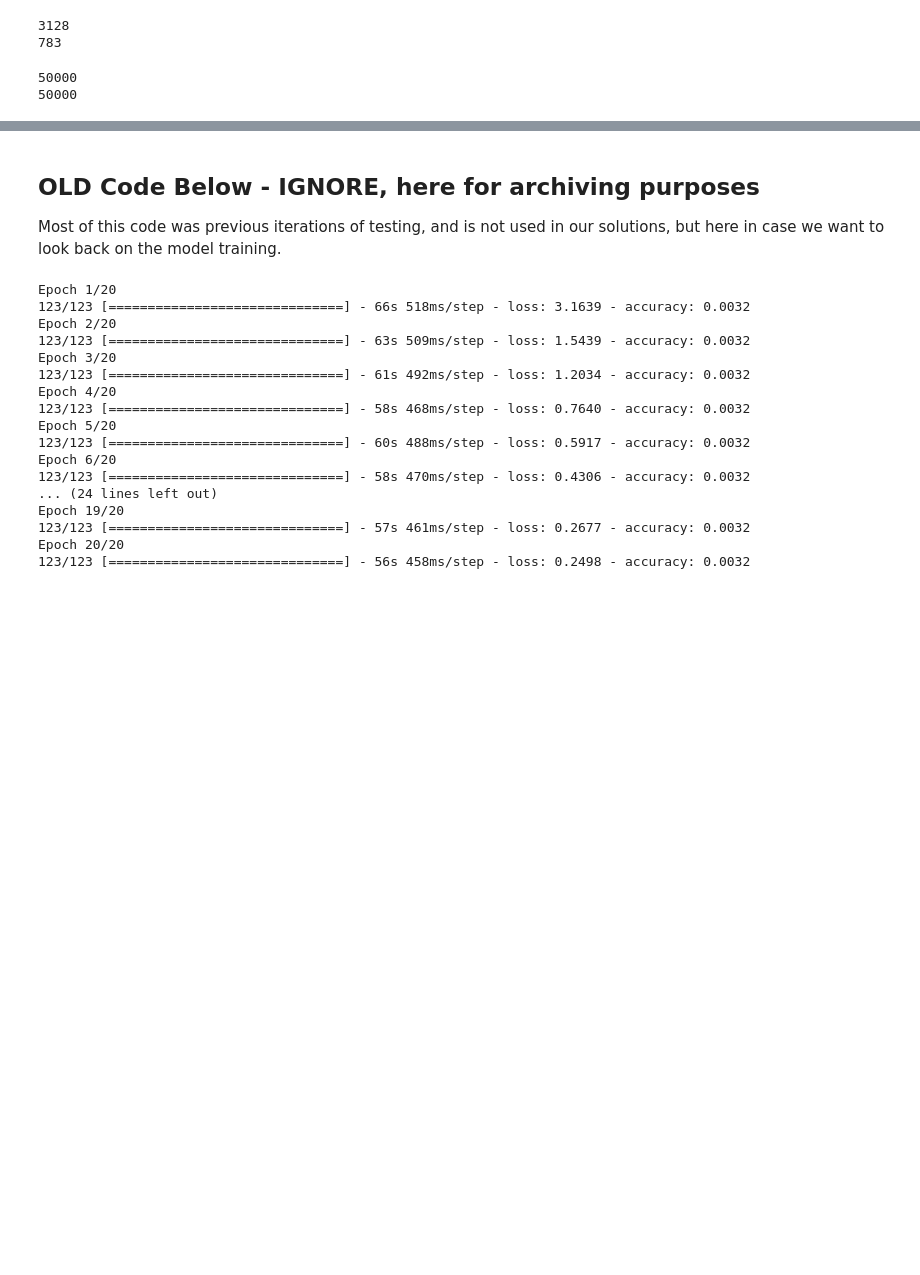
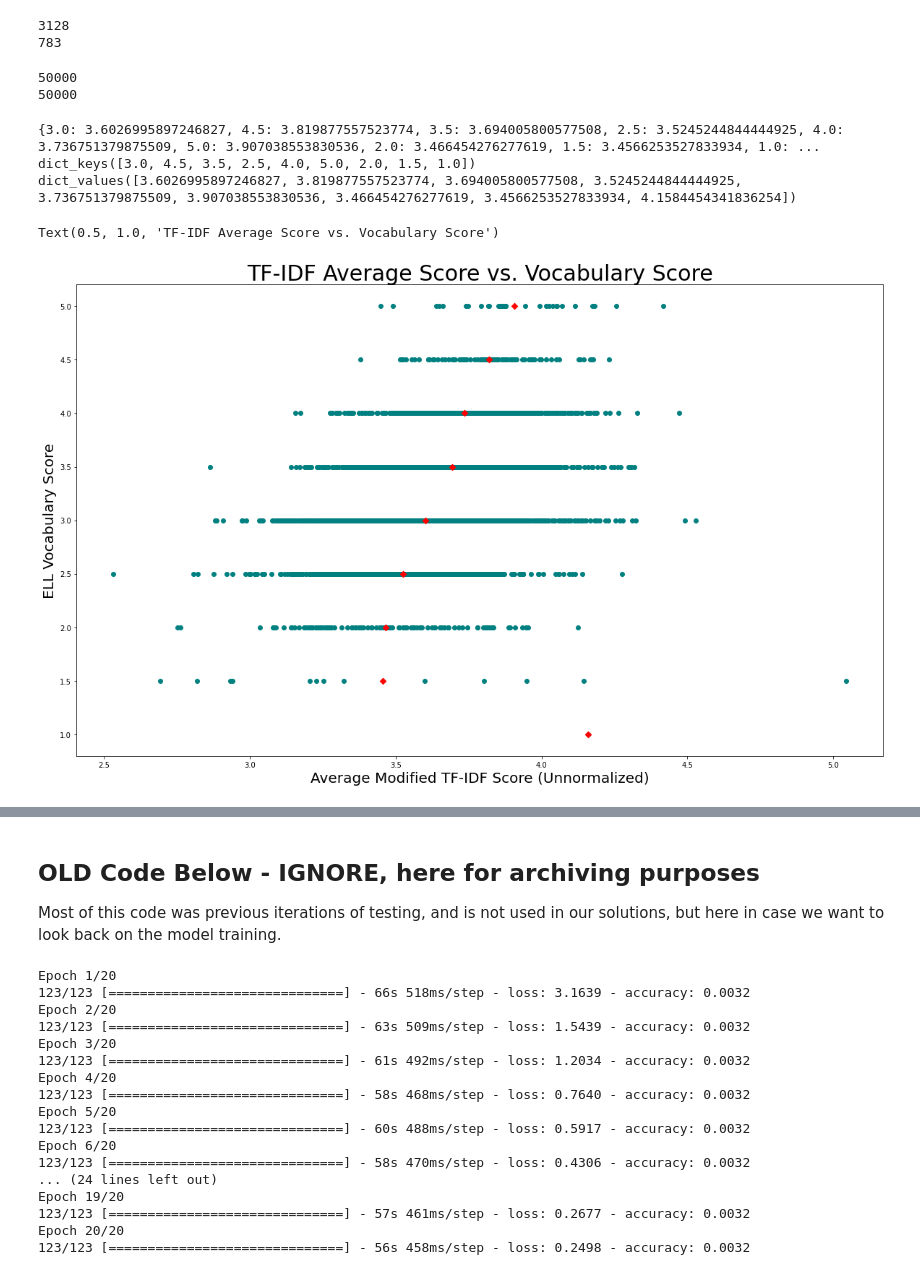
Before and after one commit to Joe-Sedlacek/Kaggle-Competition-English-Language-Learning, a Jupyter notebook: english-language-learning.ipynb, the cells around one changed output, grey strips where cells are left out. Saved outputs shown, nothing was run; the diff lists cells and outputs as text; code cells hidden in the pictures; blank space fills up the shorter version.

```diff
--- a/english-language-learning.ipynb
+++ b/english-language-learning.ipynb
@@ -146,8 +147,9 @@ all_vocabs_words = []
 for ind, data in enumerate(full_train_data.iterrows()):
     text, cohes, syntax, vocab, phrase, gram, convs = data[1]
     essays_train.append(text) if ind % 5 != 0 else essays_test.append(text)
-    scores_train.append([cohes, syntax, vocab, phrase, gram, convs]) if ind % 5 != 0 else scores_test.append(
-        [cohes, syntax, vocab, phrase, gram, convs])
+    #scores_train.append([cohes, syntax, vocab, phrase, gram, convs]) if ind % 5 != 0 else scores_test.append(
+    #    [cohes, syntax, vocab, phrase, gram, convs])
+    scores_train.append(vocab) if ind % 5 != 0 else scores_test.append(vocab)
 # %%
 #make into np arrays
 np_essays_train = np.array(essays_train)
@@ -185,12 +187,13 @@ np_idf = np.array(our_idf)
 #Create TF list for every essay
 unknown_words = []
 train_tf_essays = []
+essay_length = []
 total_word_count = 0
 for essay in np_essays_train:
   essay_wo_punc = re.sub(r'[^\w\s]', '', essay)
   essay_lower = essay_wo_punc.lower()
-  total_word_count += len(split_essay)
   split_essay = re.split('[^a-zA-Z]+', essay_lower)
+  essay_count = len(split_essay)
   tf = [0 for _ in range(50000)]
   #calculate TF Score
   for word in split_essay:
@@ -199,7 +202,10 @@ for essay in np_essays_train:
     else:
       unknown_words.append(word)
   train_tf_essays.append(tf)
+  total_word_count += essay_count
+  essay_length.append(essay_count)
 np_train_tf_essays = np.array(train_tf_essays)
+np_train_essay_lengths = np.array(essay_length)
 # %%
 #Parse through every testing essay and remove punction and make every word lower case.
 #Take every word not in most common 50,000 words and add to list of unknown words.
@@ -244,0 +250,40 @@ tf_idf_norm_train = tf_idf_per_essay/np.linalg.norm(tf_idf_per_essay)
+# %%
+#create data-points to graph
+sum_tf_idf_every_essay = np.array([sum(arr) for arr in tf_idf_per_essay])
+avg_tf_idf_score_train = sum_tf_idf_every_essay/essay_length
+# %%
+#calculate average unnormalized tf-idf score for every vocabulary score
+num_perc_per_score = {}
+sum_perc_per_score = {}
+
+for index, score in enumerate(np_scores_train):
+  if score in sum_perc_per_score:
+    sum_perc_per_score[score] += avg_tf_idf_score_train[index]
+    num_perc_per_score[score] += 1
+  else:
+    sum_perc_per_score[score] = avg_tf_idf_score_train[index]
+    num_perc_per_score[score] = 1
+
+avg_per_score = {}
+for key, value in sum_perc_per_score.items():
+  avg_per_score[key] = sum_perc_per_score[key]/num_perc_per_score[key]
+
+print(avg_per_score)
+print(avg_per_score.keys())
+print(avg_per_score.values())
+# %% [output]
+{3.0: 3.6026995897246827, 4.5: 3.819877557523774, 3.5: 3.694005800577508, 2.5: 3.5245244844444925, 4.0: 3.736751379875509, 5.0: 3.907038553830536, 2.0: 3.466454276277619, 1.5: 3.4566253527833934, 1.0: ...
+dict_keys([3.0, 4.5, 3.5, 2.5, 4.0, 5.0, 2.0, 1.5, 1.0])
+dict_values([3.6026995897246827, 3.819877557523774, 3.694005800577508, 3.5245244844444925, 3.736751379875509, 3.907038553830536, 3.466454276277619, 3.4566253527833934, 4.1584454341836254])
+# %%
+#make plot shown below
+fig,ax = plt.subplots(figsize=(20, 12))
+fig.patch.set_facecolor('white')
+ax.scatter(avg_tf_idf_score_train,np_scores_train, color=['teal'])
+ax.scatter(avg_per_score.values(), avg_per_score.keys(), color=['red'], marker='D')
+ax.set_xlabel('Average Modified TF-IDF Score (Unnormalized)', fontdict={'fontsize':20})
+ax.set_ylabel('ELL Vocabulary Score', fontdict={'fontsize':20})
+ax.set_title("TF-IDF Average Score vs. Vocabulary Score",  fontdict={'fontsize':30})
+# %% [output]
+Text(0.5, 1.0, 'TF-IDF Average Score vs. Vocabulary Score')
+[figure, added]
```
Also changed, not shown: parts of 8 cells of this notebook, 3 other files.
